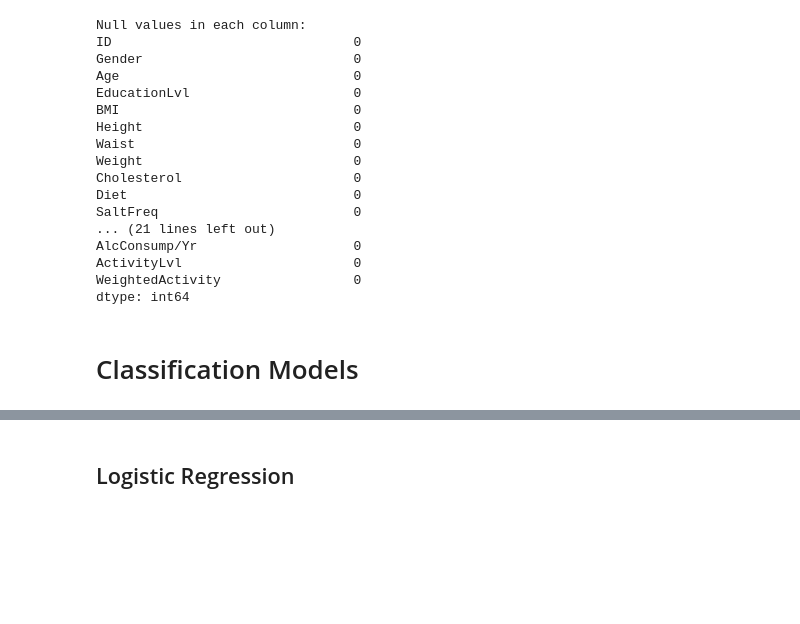
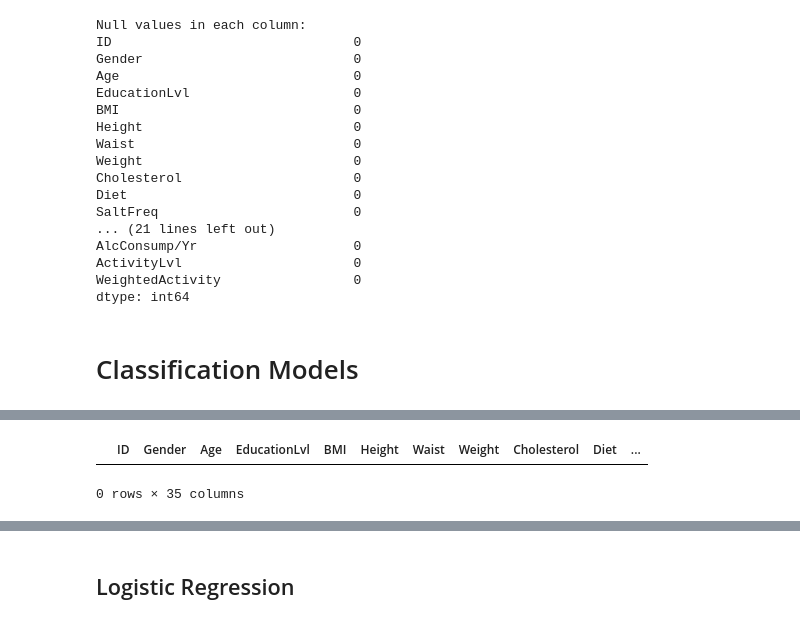
Before and after one commit to samcohen1/HypertensionML, a Jupyter notebook: new_predictor.ipynb, the cells around one changed output, grey strips where cells are left out. Cells and saved outputs as stored; diff of their text form; code cells hidden in the pictures; blank space fills up the shorter version.

```diff
--- a/new_predictor.ipynb
+++ b/new_predictor.ipynb
@@ -1134,3 +1161,8 @@ dtype: int64
+# %%
+df.head()
+# %% [output]
+|  | ID | Gender | Age | EducationLvl | BMI | Height | Waist | Weight | Cholesterol | Diet | ... |
+0 rows × 35 columns
 # %%
 # Create the target variable
 target = df['HypertensionLvl']
```
Also changed, not shown: parts of 15 cells of this notebook.
